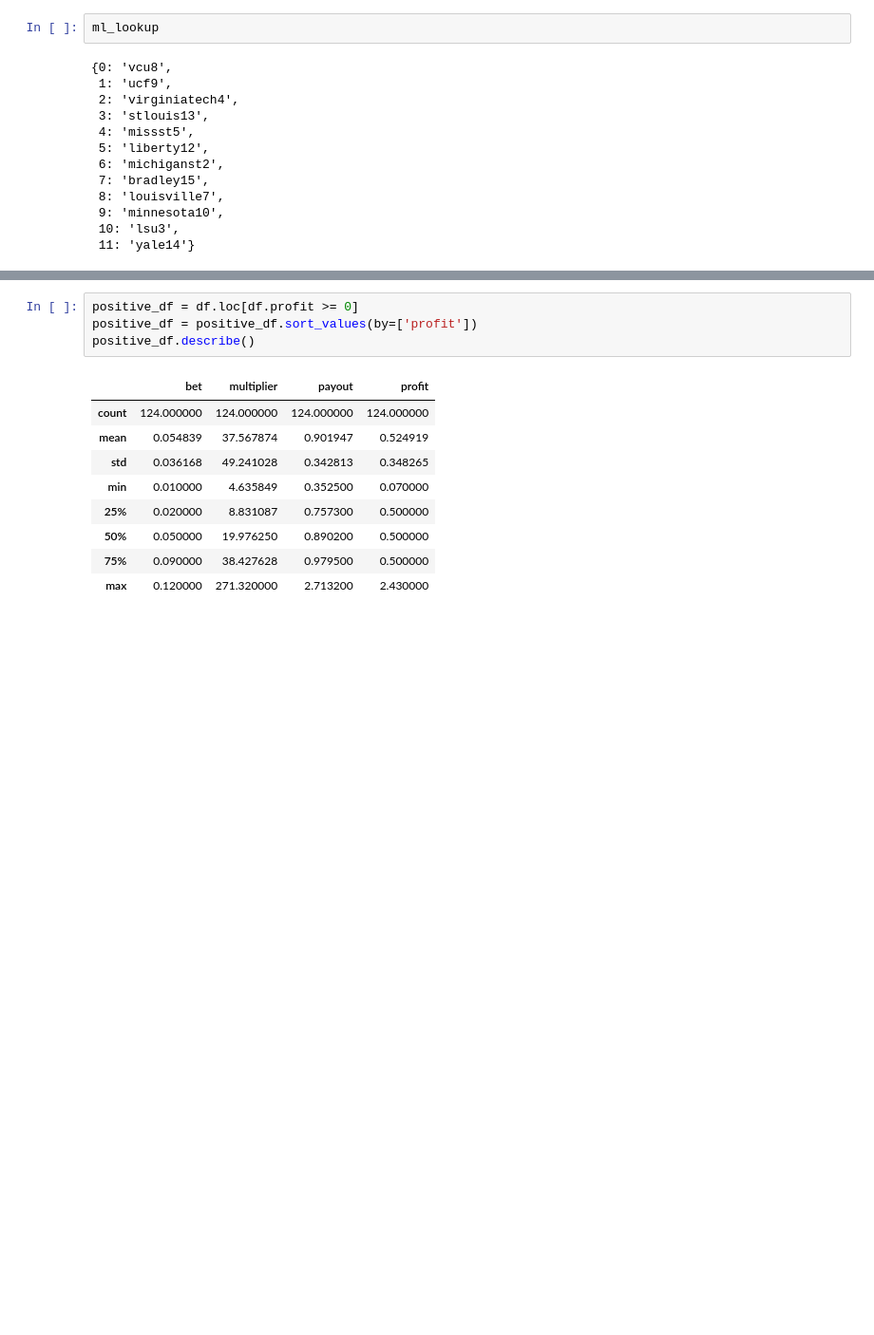
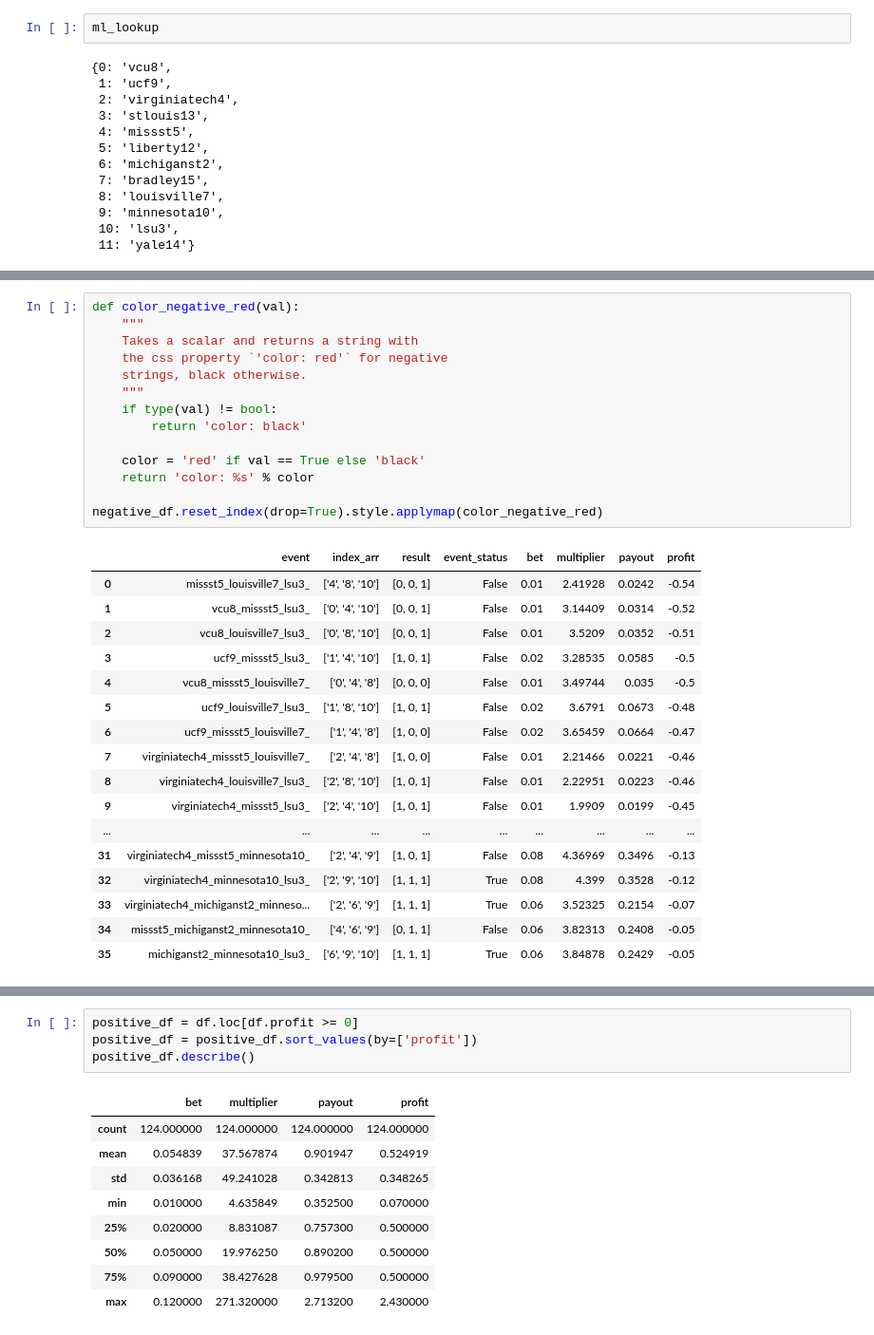
Before and after one commit to Rperry2174/SportsBook, a Jupyter notebook: tournament.ipynb, the cells around one changed output, grey strips where cells are left out. Shown: that part at 95% size. Cells and saved outputs as stored; diff of their text form; blank space fills up the shorter version.

Commit message:
Add coloring to negative table

```diff
--- a/tournament.ipynb
+++ b/tournament.ipynb
@@ -218,0 +219,32 @@ negative_df
+# %%
+def color_negative_red(val):
+    """
+    Takes a scalar and returns a string with
+    the css property `'color: red'` for negative
+    strings, black otherwise.
+    """
+    if type(val) != bool:
+        return 'color: black'
+
+    color = 'red' if val == True else 'black'
+    return 'color: %s' % color
+
+negative_df.reset_index(drop=True).style.applymap(color_negative_red)
+# %% [output]
+|  | event | index_arr | result | event_status | bet | multiplier | payout | profit |
+| 0 | missst5_louisville7_lsu3_ | ['4', '8', '10'] | [0, 0, 1] | False | 0.01 | 2.41928 | 0.0242 | -0.54 |
+| 1 | vcu8_missst5_lsu3_ | ['0', '4', '10'] | [0, 0, 1] | False | 0.01 | 3.14409 | 0.0314 | -0.52 |
+| 2 | vcu8_louisville7_lsu3_ | ['0', '8', '10'] | [0, 0, 1] | False | 0.01 | 3.5209 | 0.0352 | -0.51 |
+| 3 | ucf9_missst5_lsu3_ | ['1', '4', '10'] | [1, 0, 1] | False | 0.02 | 3.28535 | 0.0585 | -0.5 |
+| 4 | vcu8_missst5_louisville7_ | ['0', '4', '8'] | [0, 0, 0] | False | 0.01 | 3.49744 | 0.035 | -0.5 |
+| 5 | ucf9_louisville7_lsu3_ | ['1', '8', '10'] | [1, 0, 1] | False | 0.02 | 3.6791 | 0.0673 | -0.48 |
+| 6 | ucf9_missst5_louisville7_ | ['1', '4', '8'] | [1, 0, 0] | False | 0.02 | 3.65459 | 0.0664 | -0.47 |
+| 7 | virginiatech4_missst5_louisville7_ | ['2', '4', '8'] | [1, 0, 0] | False | 0.01 | 2.21466 | 0.0221 | -0.46 |
+| 8 | virginiatech4_louisville7_lsu3_ | ['2', '8', '10'] | [1, 0, 1] | False | 0.01 | 2.22951 | 0.0223 | -0.46 |
+| 9 | virginiatech4_missst5_lsu3_ | ['2', '4', '10'] | [1, 0, 1] | False | 0.01 | 1.9909 | 0.0199 | -0.45 |
+| ... | ... | ... | ... | ... | ... | ... | ... | ... |
+| 31 | virginiatech4_missst5_minnesota10_ | ['2', '4', '9'] | [1, 0, 1] | False | 0.08 | 4.36969 | 0.3496 | -0.13 |
+| 32 | virginiatech4_minnesota10_lsu3_ | ['2', '9', '10'] | [1, 1, 1] | True | 0.08 | 4.399 | 0.3528 | -0.12 |
+| 33 | virginiatech4_michiganst2_minneso... | ['2', '6', '9'] | [1, 1, 1] | True | 0.06 | 3.52325 | 0.2154 | -0.07 |
+| 34 | missst5_michiganst2_minnesota10_ | ['4', '6', '9'] | [0, 1, 1] | False | 0.06 | 3.82313 | 0.2408 | -0.05 |
+| 35 | michiganst2_minnesota10_lsu3_ | ['6', '9', '10'] | [1, 1, 1] | True | 0.06 | 3.84878 | 0.2429 | -0.05 |
```
Also changed, not shown: parts of 11 cells of this notebook, 1 other file.
